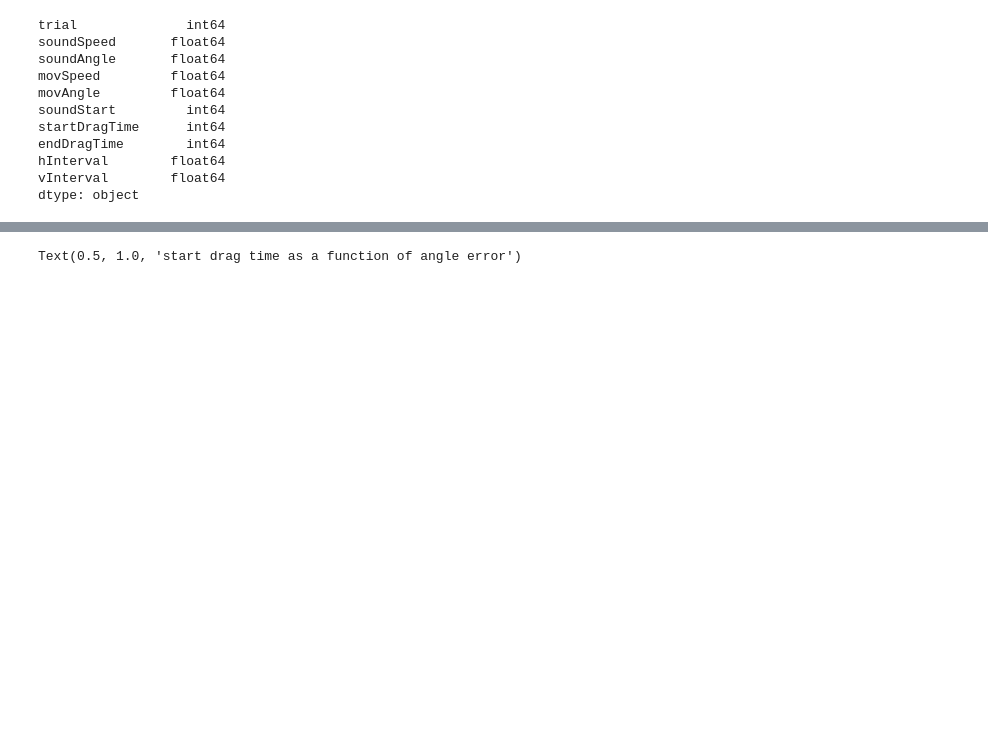
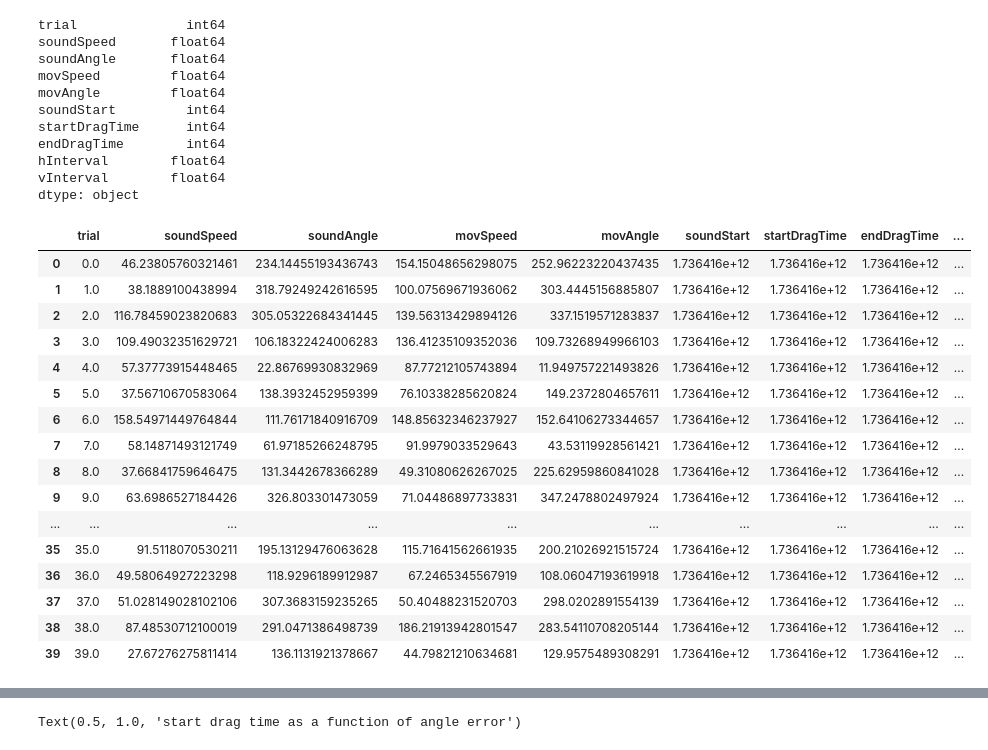
Before and after one commit to bellinux/onebutton, a Jupyter notebook: SpeedAsRhythm/Pilot/tutorial.ipynb, the cells around one changed output, grey strips where cells are left out. Saved outputs shown, nothing was run; the diff lists cells and outputs as text; code cells hidden in the pictures; blank space fills up the shorter version.

Commit message:
extract quadrants and flip errors

```diff
--- a/SpeedAsRhythm/Pilot/tutorial.ipynb
+++ b/SpeedAsRhythm/Pilot/tutorial.ipynb
@@ -82,3 +83,40 @@ endDragTime        int64
 hInterval        float64
 vInterval        float64
 dtype: object
+# %%
+def categorize_angles_into_quadrants(df, angle_column='angle_degrees', quadrant_column='quadrant'):
+    """
+    Transforms angles in degrees into quadrants (I, II, III, IV) and adds a
+    new column with the quadrant information to the DataFrame.
+
+    Args:
+        df: Pandas DataFrame containing an angle column.
+        angle_column: Name of the column containing angles in degrees.  Defaults to 'angle_degrees'.
+        quadrant_column: Name of the new column to store quadrant information. Defaults to 'quadrant'.
+
+    Returns:
+        Pandas DataFrame with the added quadrant column.  Returns the original DataFrame if the angle column is not found.
+        Prints an error message if the angle column is not found.
+    """
+
+    if angle_column not in df.columns:
+        print(f"Error: Angle column '{angle_column}' not found in DataFrame.")
+        return df
+
+    df[quadrant_column] = np.nan  # Initialize with NaN (for consistency with NaN angles)
+
+    # Handle NaN angles directly
+    nan_mask = df[angle_column].isna()
+
+    # Vectorized operations for non-NaN angles
+    valid_mask = ~nan_mask  # Invert the NaN mask
+
+    angles = df.loc[valid_mask, angle_column].astype(float) % 360  # Vectorized modulo
+
+    df.loc[valid_mask & (angles < 90), quadrant_column] = 'I'
+    df.loc[valid_mask & (angles >= 90) & (angles < 180), quadrant_column] = 'II'
+    df.loc[valid_mask & (angles >= 180) & (angles < 270), quadrant_column] = 'III'
+    df.loc[valid_mask & (angles >= 270), quadrant_column] = 'IV'
+
+
+    return df
@@ -84,0 +179,21 @@ dtype: object
+# %%
+categorize_angles_into_quadrants(df, angle_column='movAngle', quadrant_column='movQuadrant');
+detect_flips(df, 'soundQuadrant', 'movQuadrant', 'flip')
+# %% [output]
+|  | trial | soundSpeed | soundAngle | movSpeed | movAngle | soundStart | startDragTime | endDragTime | ... |
+| 0 | 0.0 | 46.23805760321461 | 234.14455193436743 | 154.15048656298075 | 252.96223220437435 | 1.736416e+12 | 1.736416e+12 | 1.736416e+12 | ... |
+| 1 | 1.0 | 38.1889100438994 | 318.79249242616595 | 100.07569671936062 | 303.4445156885807 | 1.736416e+12 | 1.736416e+12 | 1.736416e+12 | ... |
+| 2 | 2.0 | 116.78459023820683 | 305.05322684341445 | 139.56313429894126 | 337.1519571283837 | 1.736416e+12 | 1.736416e+12 | 1.736416e+12 | ... |
+| 3 | 3.0 | 109.49032351629721 | 106.18322424006283 | 136.41235109352036 | 109.73268949966103 | 1.736416e+12 | 1.736416e+12 | 1.736416e+12 | ... |
+| 4 | 4.0 | 57.37773915448465 | 22.86769930832969 | 87.77212105743894 | 11.949757221493826 | 1.736416e+12 | 1.736416e+12 | 1.736416e+12 | ... |
+| 5 | 5.0 | 37.56710670583064 | 138.3932452959399 | 76.10338285620824 | 149.2372804657611 | 1.736416e+12 | 1.736416e+12 | 1.736416e+12 | ... |
+| 6 | 6.0 | 158.54971449764844 | 111.76171840916709 | 148.85632346237927 | 152.64106273344657 | 1.736416e+12 | 1.736416e+12 | 1.736416e+12 | ... |
+| 7 | 7.0 | 58.14871493121749 | 61.97185266248795 | 91.9979033529643 | 43.53119928561421 | 1.736416e+12 | 1.736416e+12 | 1.736416e+12 | ... |
+| 8 | 8.0 | 37.66841759646475 | 131.3442678366289 | 49.31080626267025 | 225.62959860841028 | 1.736416e+12 | 1.736416e+12 | 1.736416e+12 | ... |
+| 9 | 9.0 | 63.6986527184426 | 326.803301473059 | 71.04486897733831 | 347.2478802497924 | 1.736416e+12 | 1.736416e+12 | 1.736416e+12 | ... |
+| ... | ... | ... | ... | ... | ... | ... | ... | ... | ... |
+| 35 | 35.0 | 91.5118070530211 | 195.13129476063628 | 115.71641562661935 | 200.21026921515724 | 1.736416e+12 | 1.736416e+12 | 1.736416e+12 | ... |
+| 36 | 36.0 | 49.58064927223298 | 118.9296189912987 | 67.2465345567919 | 108.06047193619918 | 1.736416e+12 | 1.736416e+12 | 1.736416e+12 | ... |
+| 37 | 37.0 | 51.028149028102106 | 307.3683159235265 | 50.40488231520703 | 298.0202891554139 | 1.736416e+12 | 1.736416e+12 | 1.736416e+12 | ... |
+| 38 | 38.0 | 87.48530712100019 | 291.0471386498739 | 186.21913942801547 | 283.54110708205144 | 1.736416e+12 | 1.736416e+12 | 1.736416e+12 | ... |
+| 39 | 39.0 | 27.67276275811414 | 136.1131921378667 | 44.79821210634681 | 129.9575489308291 | 1.736416e+12 | 1.736416e+12 | 1.736416e+12 | ... |
```
Also changed, not shown: parts of 10 cells of this notebook.
